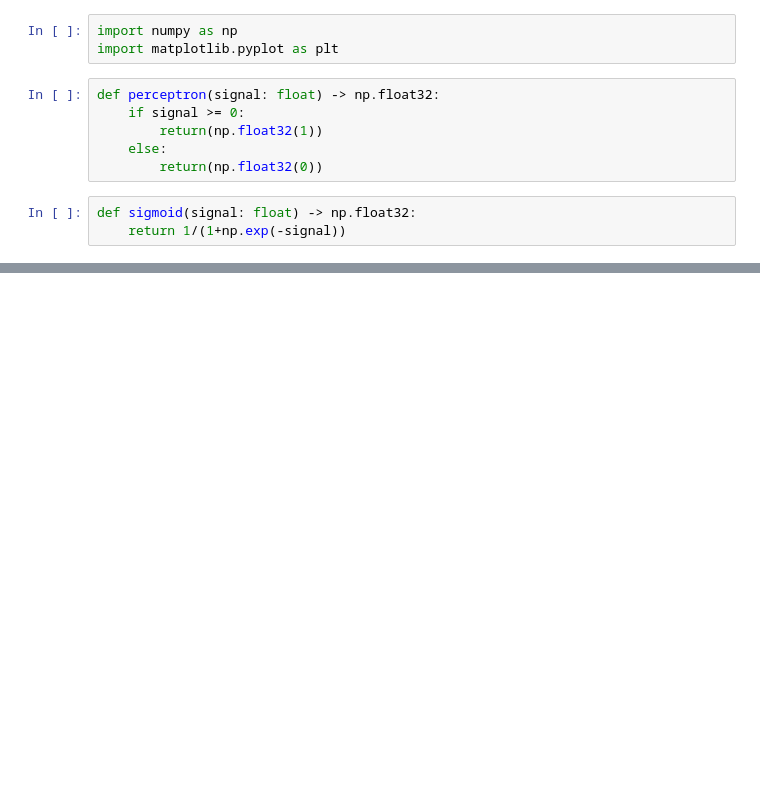
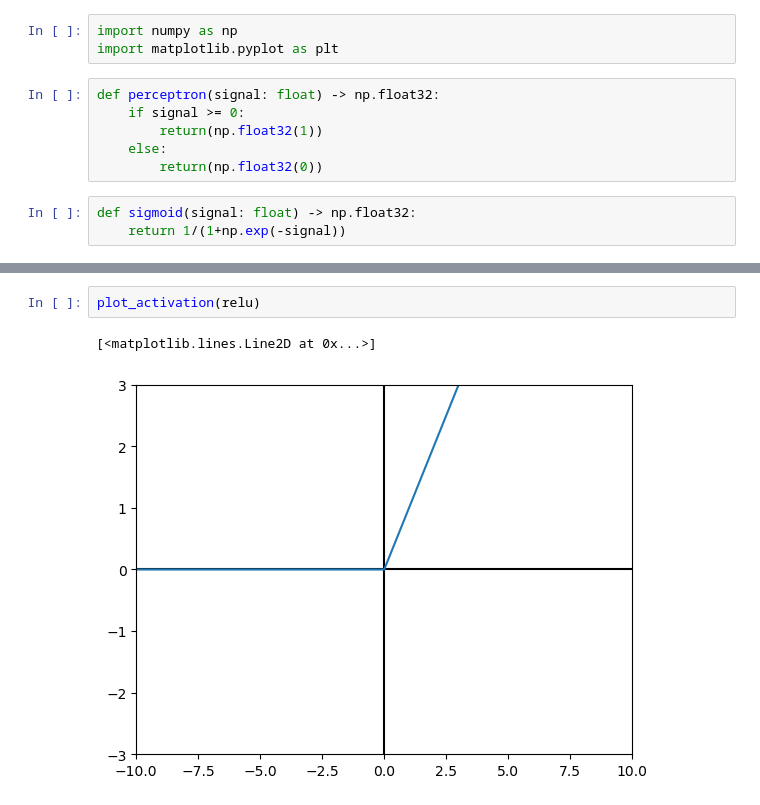
Before and after one commit to willkhoza/deeplearningtheory, a Jupyter notebook: 2.2 Activation Functions.ipynb, the cells around one changed output, grey strips where cells are left out. Cells and saved outputs as stored; diff of their text form; blank space fills up the shorter version.

```diff
--- a/2.2 Activation Functions.ipynb
+++ b/2.2 Activation Functions.ipynb
@@ -23,0 +41,5 @@ plot_activation(sigmoid)
+# %%
+plot_activation(relu)
+# %% [output]
+[<matplotlib.lines.Line2D at 0x...>]
+[figure, added]
```
Also changed, not shown: parts of 6 cells of this notebook.
